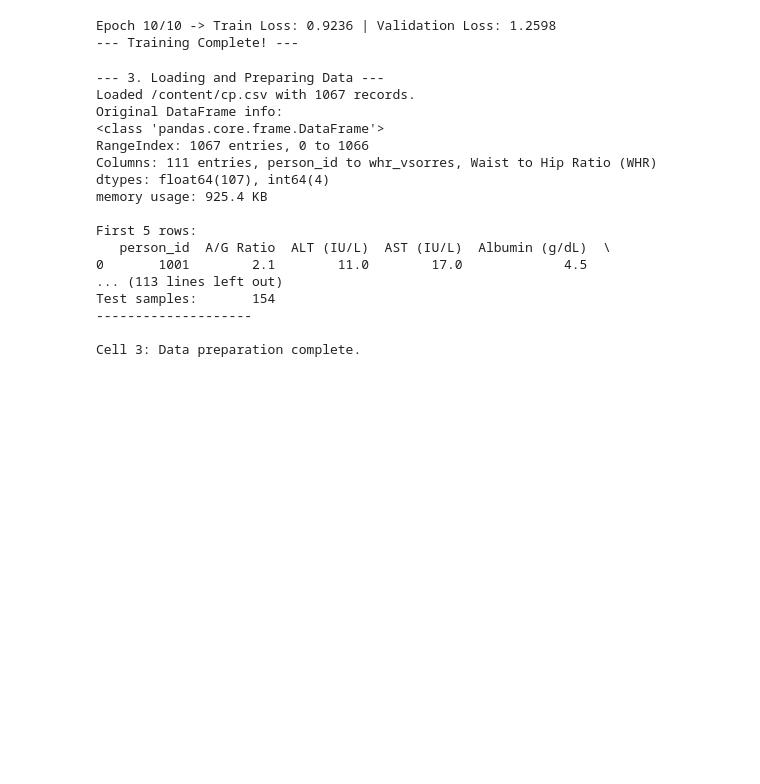
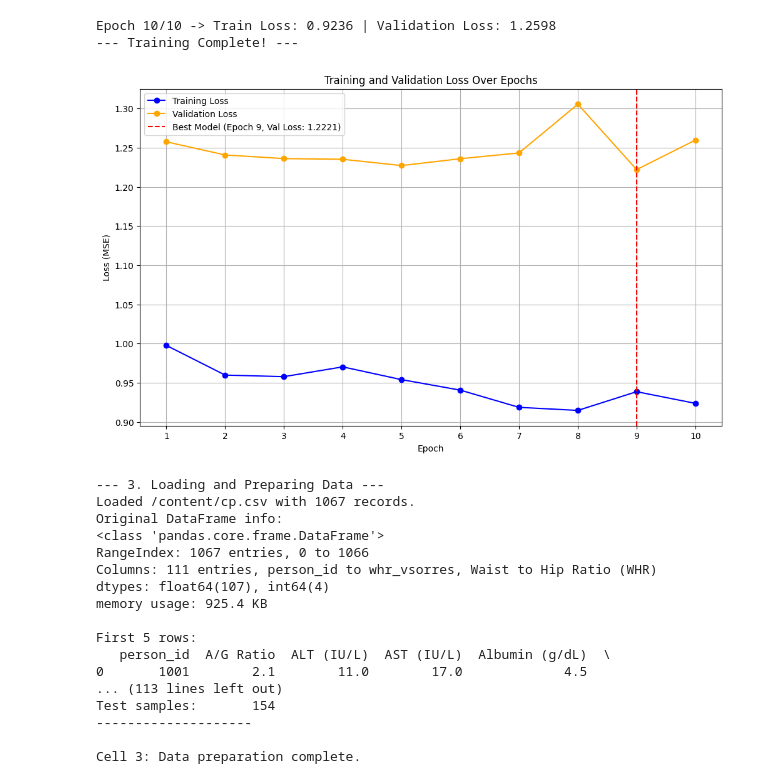
Before and after one commit to Ravikrishnan05/PrediscanMedtech_project, a Jupyter notebook: final_version.ipynb, the cells around one changed output. Cells and saved outputs as stored; diff of their text form; code cells hidden in the pictures; blank space fills up the shorter version.

Commit message:
(Done with training and ploted).And downloaded the model.

```diff
--- a/final_version.ipynb
+++ b/final_version.ipynb
@@ -497,6 +497,58 @@ Epoch 9/10 -> Train Loss: 0.9385 | Validation Loss: 1.2221
 ** New best model saved to /content/drive/MyDrive/medgemma_ldl_output/best_medgemma_regressor.pth with validation loss: 1.2221 **
 Epoch 10/10 -> Train Loss: 0.9236 | Validation Loss: 1.2598
 --- Training Complete! ---
+# %%
+import matplotlib.pyplot as plt
+import numpy as np
+
+# --- Extract the data from your training log ---
+epochs = np.arange(1, 11)
+train_losses = [
+    0.9976,
+    0.9597,
+    0.9577,
+    0.9702,
+    0.9539,
+    0.9405,
+    0.9185,
+    0.9146,
+    0.9385,
+    0.9236
+]
+val_losses = [
+    1.2576,
+    1.2408,
+    1.2362,
+    1.2353,
+    1.2273,
+    1.2360,
+    1.2434,
+    1.3057,
+    1.2221,
+    1.2598
+]
+
+# --- Create the plot ---
+plt.figure(figsize=(12, 7))
+plt.plot(epochs, train_losses, 'o-', label='Training Loss', color='blue')
+plt.plot(epochs, val_losses, 'o-', label='Validation Loss', color='orange')
+
+# Find the best epoch
+best_epoch = np.argmin(val_losses) + 1
+best_val_loss = np.min(val_losses)
+plt.axvline(x=best_epoch, color='r', linestyle='--',
+            label=f'Best Model (Epoch {best_epoch}, Val Loss: {best_val_loss:.4f})')
+
+# --- Add labels and title for clarity ---
+plt.title('Training and Validation Loss Over Epochs')
+plt.xlabel('Epoch')
+plt.ylabel('Loss (MSE)')
+plt.xticks(epochs) # Ensure we have a tick for each epoch
+plt.legend()
+plt.grid(True)
+plt.show()
+# %% [output]
+[figure, added]
 # %%
 """
 # -----------------------------------------------------------------------------
```
Also changed, not shown: parts of 9 cells of this notebook.
